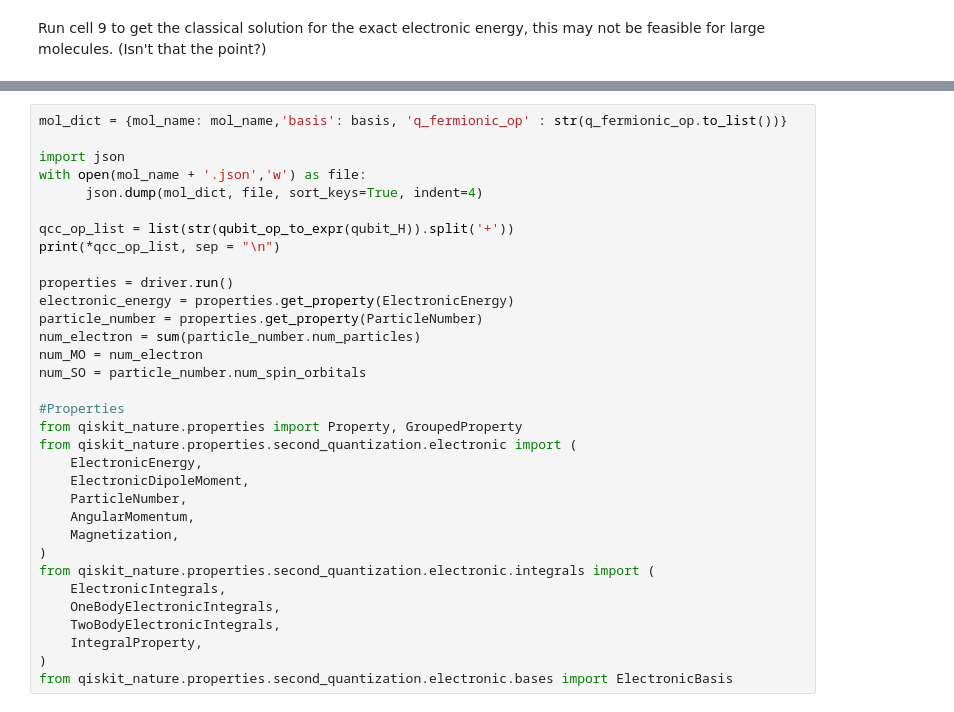
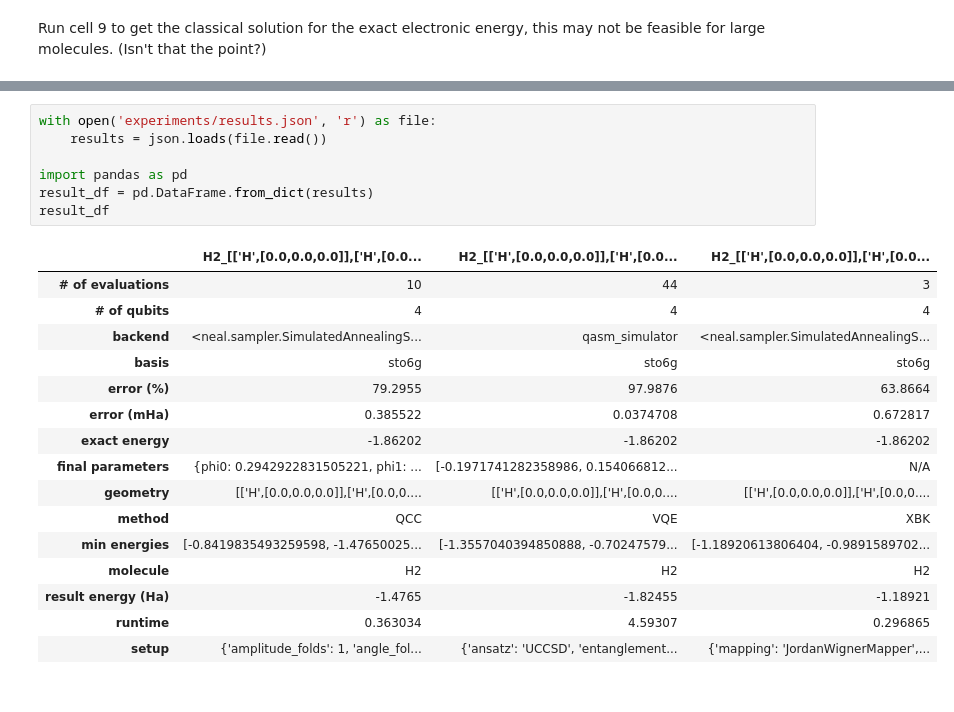
Before and after one commit to vmperrone/Benchmarking-Quantum-Groundstate-Solvers, a Jupyter notebook: main/BenchmarkingTool.ipynb, the cells around one changed output, grey strips where cells are left out. Saved outputs shown, nothing was run; the diff lists cells and outputs as text.

```diff
--- a/main/BenchmarkingTool.ipynb
+++ b/main/BenchmarkingTool.ipynb
@@ -539,33 +543,24 @@ with open('/content/drive/MyDrive/Woof/' + output_filename + ".json",'w') as fil
-# %%
-mol_dict = {mol_name: mol_name,'basis': basis, 'q_fermionic_op' : str(q_fermionic_op.to_list())}
-
-import json
-with open(mol_name + '.json','w') as file:
-      json.dump(mol_dict, file, sort_keys=True, indent=4)
-
-qcc_op_list = list(str(qubit_op_to_expr(qubit_H)).split('+'))
-print(*qcc_op_list, sep = "\n")
-
-properties = driver.run()
-electronic_energy = properties.get_property(ElectronicEnergy)
-particle_number = properties.get_property(ParticleNumber)
-num_electron = sum(particle_number.num_particles)
-num_MO = num_electron
-num_SO = particle_number.num_spin_orbitals
-
-#Properties
-from qiskit_nature.properties import Property, GroupedProperty
-from qiskit_nature.properties.second_quantization.electronic import (
-    ElectronicEnergy,
-    ElectronicDipoleMoment,
-    ParticleNumber,
-    AngularMomentum,
-    Magnetization,
-)
-from qiskit_nature.properties.second_quantization.electronic.integrals import (
-    ElectronicIntegrals,
-    OneBodyElectronicIntegrals,
-    TwoBodyElectronicIntegrals,
-    IntegralProperty,
-)
-from qiskit_nature.properties.second_quantization.electronic.bases import ElectronicBasis
+# %%
+with open('experiments/results.json', 'r') as file:
+    results = json.loads(file.read())
+
+import pandas as pd
+result_df = pd.DataFrame.from_dict(results)
+result_df
+# %% [output]
+|  | H2_[['H',[0.0,0.0,0.0]],['H',[0.0... | H2_[['H',[0.0,0.0,0.0]],['H',[0.0... | H2_[['H',[0.0,0.0,0.0]],['H',[0.0... |
+| # of evaluations | 10 | 44 | 3 |
+| # of qubits | 4 | 4 | 4 |
+| backend | <neal.sampler.SimulatedAnnealingS... | qasm_simulator | <neal.sampler.SimulatedAnnealingS... |
+| basis | sto6g | sto6g | sto6g |
+| error (%) | 79.2955 | 97.9876 | 63.8664 |
+| error (mHa) | 0.385522 | 0.0374708 | 0.672817 |
+| exact energy | -1.86202 | -1.86202 | -1.86202 |
+| final parameters | {phi0: 0.2942922831505221, phi1: ... | [-0.1971741282358986, 0.154066812... | N/A |
+| geometry | [['H',[0.0,0.0,0.0]],['H',[0.0,0.... | [['H',[0.0,0.0,0.0]],['H',[0.0,0.... | [['H',[0.0,0.0,0.0]],['H',[0.0,0.... |
+| method | QCC | VQE | XBK |
+| min energies | [-0.8419835493259598, -1.47650025... | [-1.3557040394850888, -0.70247579... | [-1.18920613806404, -0.9891589702... |
+| molecule | H2 | H2 | H2 |
+| result energy (Ha) | -1.4765 | -1.82455 | -1.18921 |
+| runtime | 0.363034 | 4.59307 | 0.296865 |
+| setup | {'amplitude_folds': 1, 'angle_fol... | {'ansatz': 'UCCSD', 'entanglement... | {'mapping': 'JordanWignerMapper',... |
```
Also changed, not shown: parts of 10 cells of this notebook, 5 other files.
